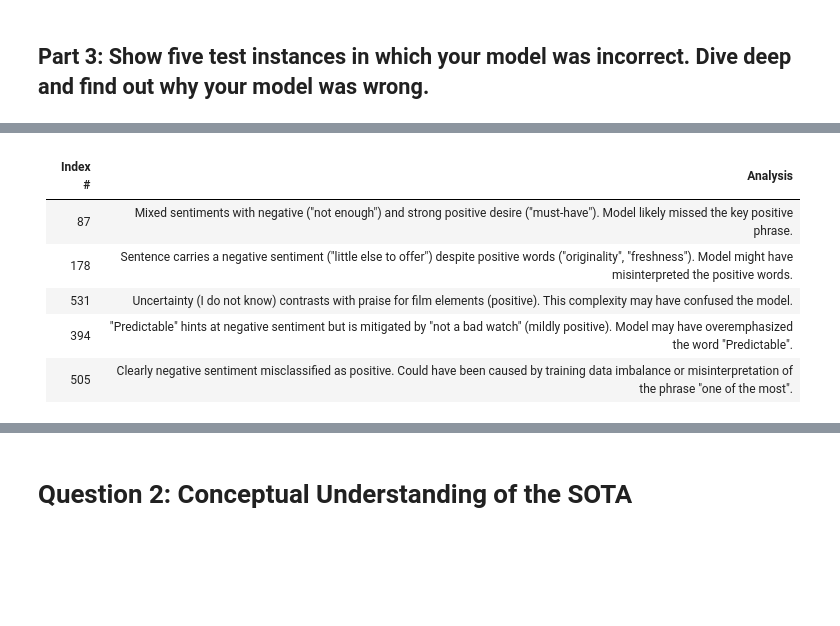
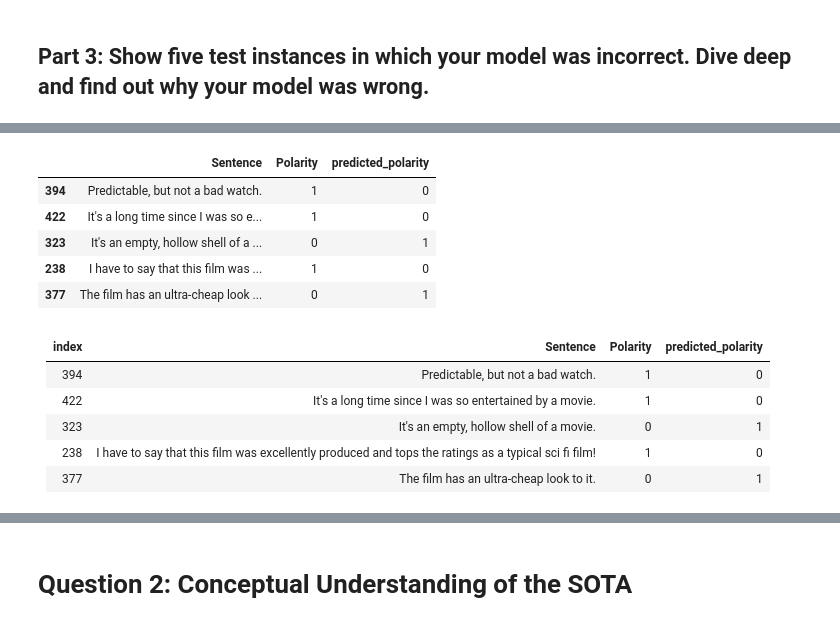
Before and after one commit to hellojohnkim/mmai891, a Jupyter notebook: 24_891_JohnKim.ipynb, the cells around one changed output, grey strips where cells are left out. Saved outputs shown, nothing was run; the diff lists cells and outputs as text; code cells hidden in the pictures; blank space fills up the shorter version.

```diff
--- a/24_891_JohnKim.ipynb
+++ b/24_891_JohnKim.ipynb
@@ -394,0 +327,19 @@ ROC AUC: 0.7799646001936972
+# %%
+# Process the test data using the same function defined for validation
+X_test_features = process_text_data(X_test)
+
+# Using the trained model 'stacking_clf_best' to predict on test data
+y_test_pred = stacking_clf_best.predict(X_test_features)
+y_test_proba = stacking_clf_best.predict_proba(X_test_features)[:, 1]
+
+# Calculate evaluation metrics
+test_accuracy = accuracy_score(y_test, y_test_pred)
+test_precision, test_recall, test_f1, _ = precision_recall_fscore_support(y_test, y_test_pred, average='binary')
+test_roc_auc = roc_auc_score(y_test, y_test_proba)
+
+# Print test evaluation metrics
+print(f"Test Accuracy: {test_accuracy}")
+print(f"Test Precision: {test_precision}")
+print(f"Test Recall: {test_recall}")
+print(f"Test F1-Score: {test_f1}")
+print(f"Test ROC-AUC: {test_roc_auc}")
@@ -444,8 +400,17 @@ print(misclassified_samples)
-# %% [markdown]
-| Index # |  Analysis                                                                                      |
-|-------|------------------------------------------------------------------------------------------------------------------|
-| 87    | Mixed sentiments with negative ("not enough") and strong positive desire ("must-have"). Model likely missed the key positive phrase. |
-| 178   | Sentence carries a negative sentiment ("little else to offer") despite positive words ("originality", "freshness"). Model might have misinterpreted the positive words. |
-| 531   | Uncertainty (I do not know) contrasts with praise for film elements (positive). This complexity may have confused the model. |
-| 394   | "Predictable" hints at negative sentiment but is mitigated by "not a bad watch" (mildly positive). Model may have overemphasized the word "Predictable". |
-| 505   | Clearly negative sentiment misclassified as positive. Could have been caused by training data imbalance or misinterpretation of the phrase "one of the most". |
+# %%
+misclassified_samples
+# %% [output]
+|  | Sentence | Polarity | predicted_polarity |
+| 394 | Predictable, but not a bad watch. | 1 | 0 |
+| 422 | It's a long time since I was so e... | 1 | 0 |
+| 323 | It's an empty, hollow shell of a ... | 0 | 1 |
+| 238 | I have to say that this film was ... | 1 | 0 |
+| 377 | The film has an ultra-cheap look ... | 0 | 1 |
+# %% [markdown]
+|index|Sentence|Polarity|predicted\_polarity|
+|---|---|---|---|
+|394|Predictable, but not a bad watch\.  |1|0|
+|422|It's a long time since I was so entertained by a movie\.  |1|0|
+|323|It's an empty, hollow shell of a movie\.  |0|1|
+|238|I have to say that this film was excellently produced and tops the ratings as a typical sci fi film\!  |1|0|
+|377|The film has an ultra-cheap look to it\.  |0|1|
```
Also changed, not shown: parts of 30 cells of this notebook.
